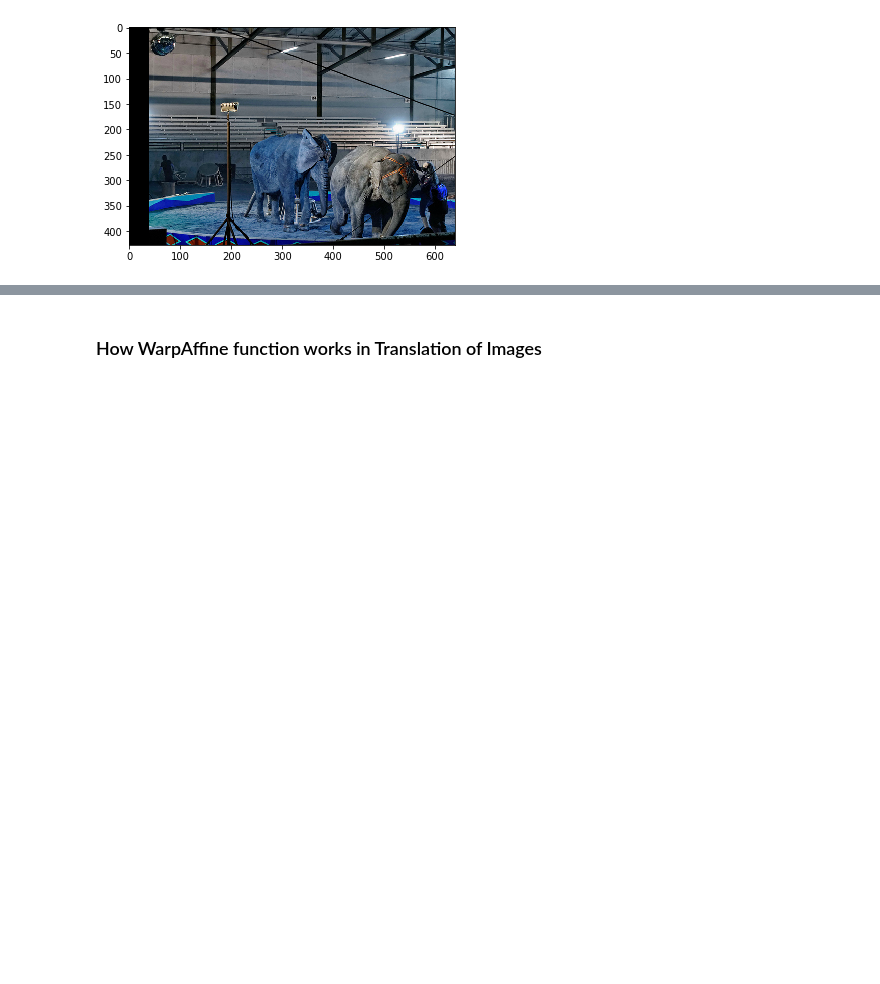
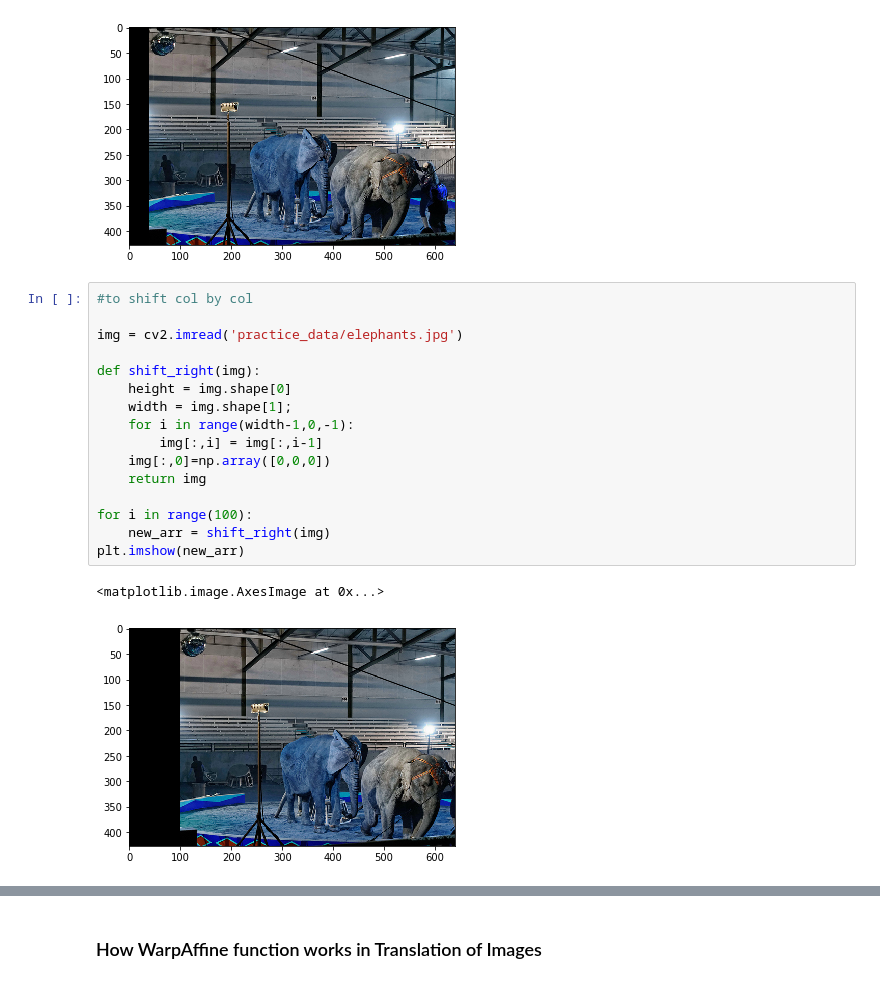
Before and after one commit to Arushi04/Computer-Vision, a Jupyter notebook: Assignment2.ipynb, the cells around one changed output, grey strips where cells are left out. Saved outputs shown, nothing was run; the diff lists cells and outputs as text; blank space fills up the shorter version.

```diff
--- a/Assignment2.ipynb
+++ b/Assignment2.ipynb
@@ -53,3 +53,22 @@ plt.imshow(new_arr)
 # %% [output]
 <matplotlib.image.AxesImage at 0x...>
 [figure]
+# %%
+#to shift col by col
+
+img = cv2.imread('practice_data/elephants.jpg')
+
+def shift_right(img):
+    height = img.shape[0]
+    width = img.shape[1];
+    for i in range(width-1,0,-1):
+        img[:,i] = img[:,i-1]
+    img[:,0]=np.array([0,0,0])
+    return img
+
+for i in range(100):
+    new_arr = shift_right(img)
+plt.imshow(new_arr)
+# %% [output]
+<matplotlib.image.AxesImage at 0x...>
+[figure, added]
```
Also changed, not shown: parts of 2 cells of this notebook.
